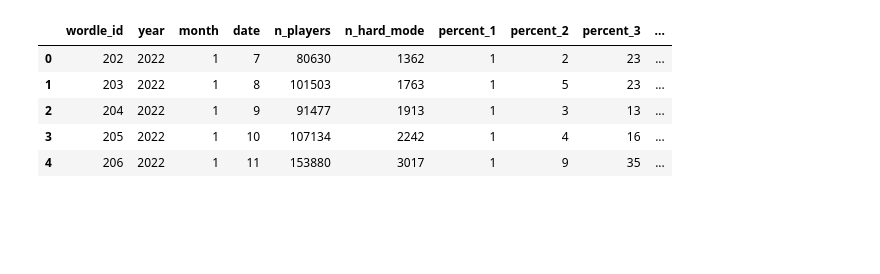
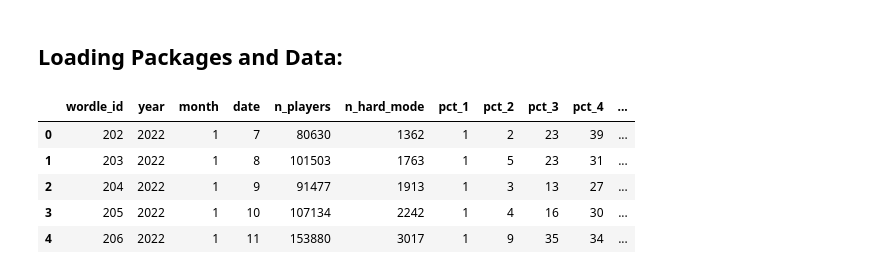
Before and after one commit to vcgregoric/Wordle_Analysis, a Jupyter notebook: wordle_analysis.ipynb, the cells around one changed output. Cells and saved outputs as stored; diff of their text form; code cells hidden in the pictures; blank space fills up the shorter version.

```diff
--- a/wordle_analysis.ipynb
+++ b/wordle_analysis.ipynb
@@ -1,13 +22,29 @@
+# %% [markdown]
+#
+
+## Loading Packages and Data:
 # %%
+# Import packages
+import numpy as np
 import pandas as pd
 import matplotlib.pyplot as plt
+from string import ascii_lowercase
+from urllib.request import urlopen
+import seaborn as sns
+from sklearn.preprocessing import StandardScaler
+from sklearn.model_selection import train_test_split
+from sklearn.linear_model import LinearRegression, Lasso, Ridge
+from sklearn.ensemble import BaggingRegressor
+from sklearn.model_selection import GridSearchCV
 
+# Load the data
 df = pd.read_csv('wordle_data.csv')
-df.head()
+display(df.head())
+df.describe(include='all')
 # %% [output]
-|  | wordle_id | year | month | date | n_players | n_hard_mode | percent_1 | percent_2 | percent_3 | ... |
-| 0 | 202 | 2022 | 1 | 7 | 80630 | 1362 | 1 | 2 | 23 | ... |
-| 1 | 203 | 2022 | 1 | 8 | 101503 | 1763 | 1 | 5 | 23 | ... |
-| 2 | 204 | 2022 | 1 | 9 | 91477 | 1913 | 1 | 3 | 13 | ... |
-| 3 | 205 | 2022 | 1 | 10 | 107134 | 2242 | 1 | 4 | 16 | ... |
-| 4 | 206 | 2022 | 1 | 11 | 153880 | 3017 | 1 | 9 | 35 | ... |
+|  | wordle_id | year | month | date | n_players | n_hard_mode | pct_1 | pct_2 | pct_3 | pct_4 | ... |
+| 0 | 202 | 2022 | 1 | 7 | 80630 | 1362 | 1 | 2 | 23 | 39 | ... |
+| 1 | 203 | 2022 | 1 | 8 | 101503 | 1763 | 1 | 5 | 23 | 31 | ... |
+| 2 | 204 | 2022 | 1 | 9 | 91477 | 1913 | 1 | 3 | 13 | 27 | ... |
+| 3 | 205 | 2022 | 1 | 10 | 107134 | 2242 | 1 | 4 | 16 | 30 | ... |
+| 4 | 206 | 2022 | 1 | 11 | 153880 | 3017 | 1 | 9 | 35 | 34 | ... |
```
Also changed, not shown: parts of 30 cells of this notebook, 2 other files.
